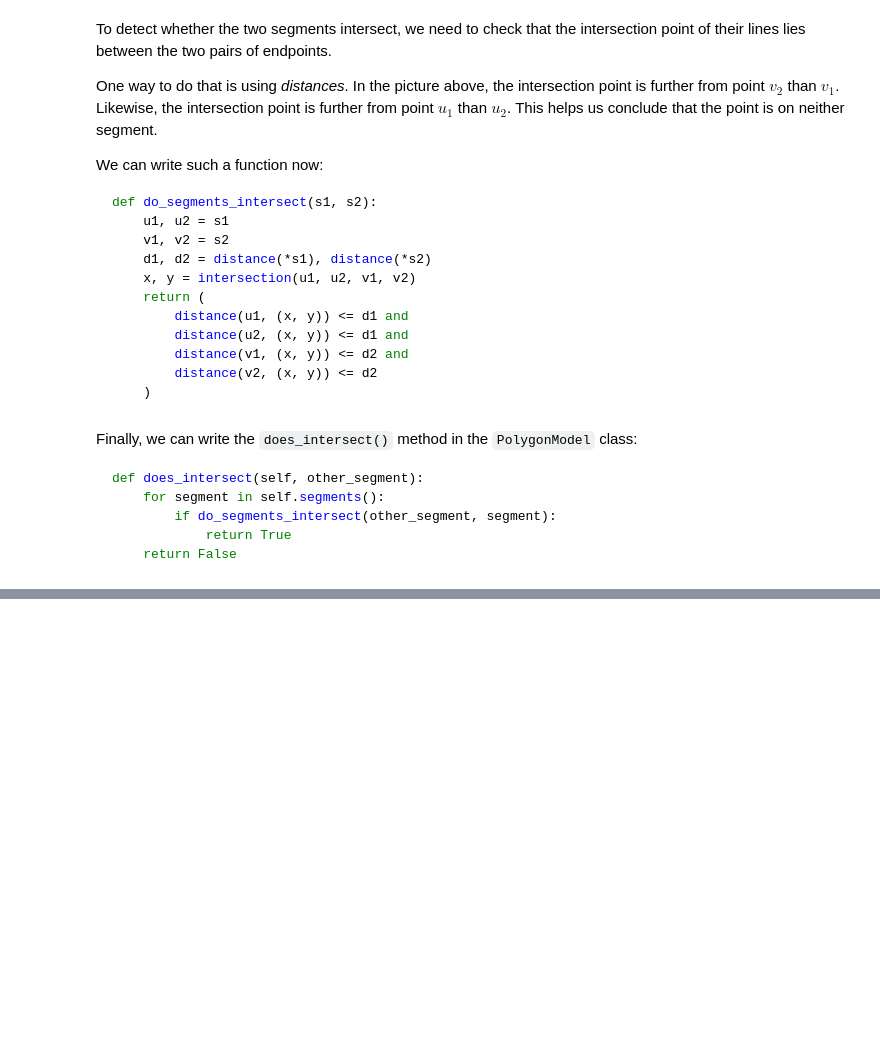
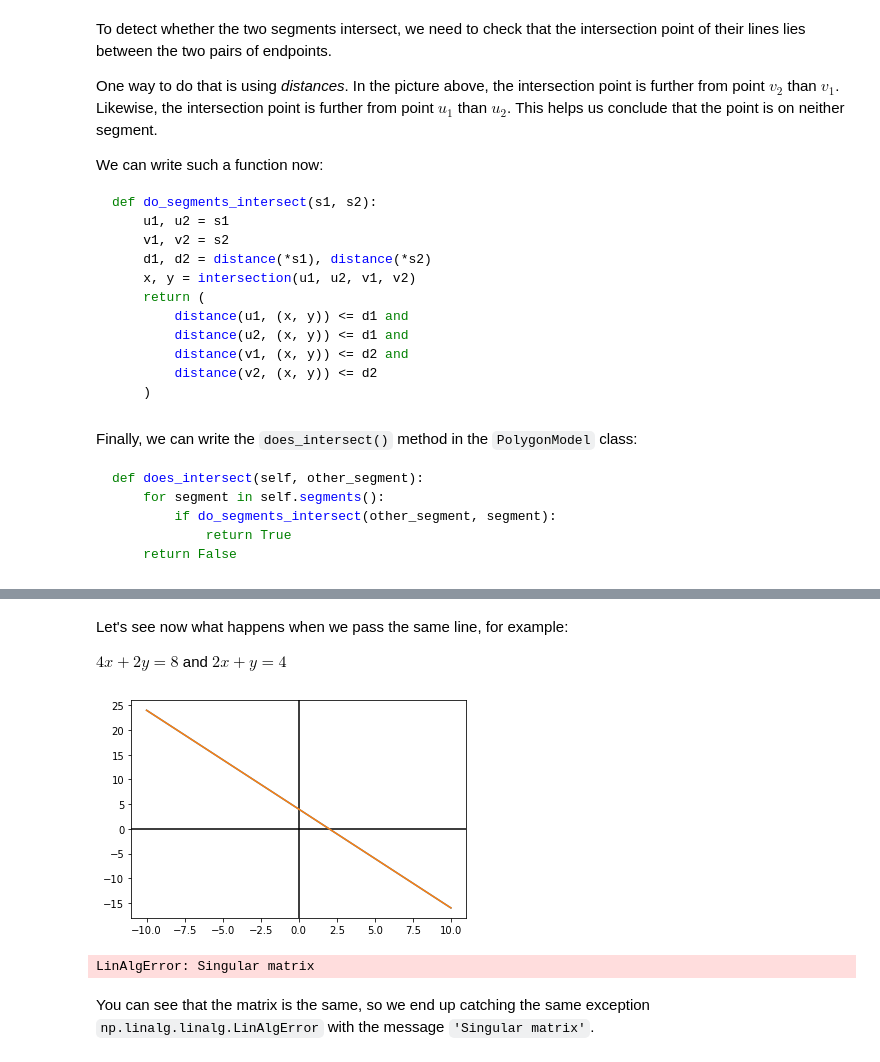
Before and after one commit to sergiofgonzalez/math-workbench, a Jupyter notebook: 06-solving-systems-of-linear-equations/01-systems-of-linear-equations-concepts-notebook/concepts.ipynb, the cells around one changed output, grey strips where cells are left out. Drawn from its saved outputs; the diff is of its cells as text; code cells hidden in the pictures; blank space fills up the shorter version.

```diff
--- a/06-solving-systems-of-linear-equations/01-systems-of-linear-equations-concepts-notebook/concepts.ipynb
+++ b/06-solving-systems-of-linear-equations/01-systems-of-linear-equations-concepts-notebook/concepts.ipynb
@@ -814,0 +887,29 @@ def does_intersect(self, other_segment):
+# %% [markdown]
+Let's see now what happens when we pass the same line, for example:
+
+$
+4x + 2y = 8 $ and $ 2x + y = 4
+$
+# %%
+from my_plot import plot
+import numpy as np
+
+def f(x):
+    return (8 - 4 * x) / 2
+
+def g(x):
+    return 4 - 2 * x
+
+plot([f, g], -10, 10)
+
+f = (4, 2, 8)
+g = (2, 1, 4)
+
+m = np.array(((4, 2), (2, 1)))
+v = (8, 4)
+solution = np.linalg.solve(m, v)
+# %% [output]
+[figure, added]
+LinAlgError: Singular matrix
+# %% [markdown]
+You can see that the matrix is the same, so we end up catching the same exception `np.linalg.linalg.LinAlgError` with the message `'Singular matrix'`.
```
Also changed, not shown: parts of 6 cells of this notebook, 2 other files.
